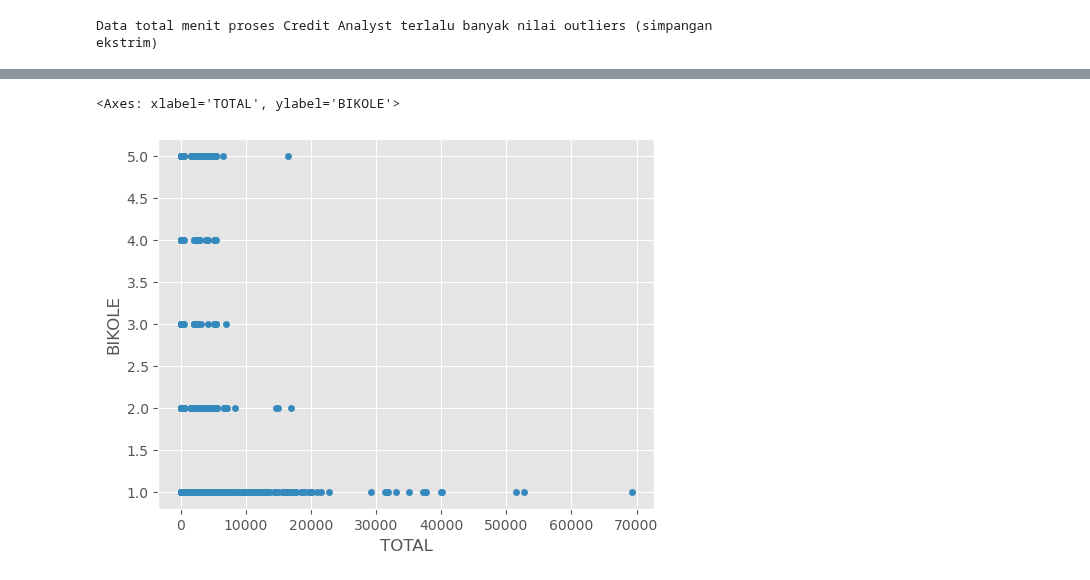
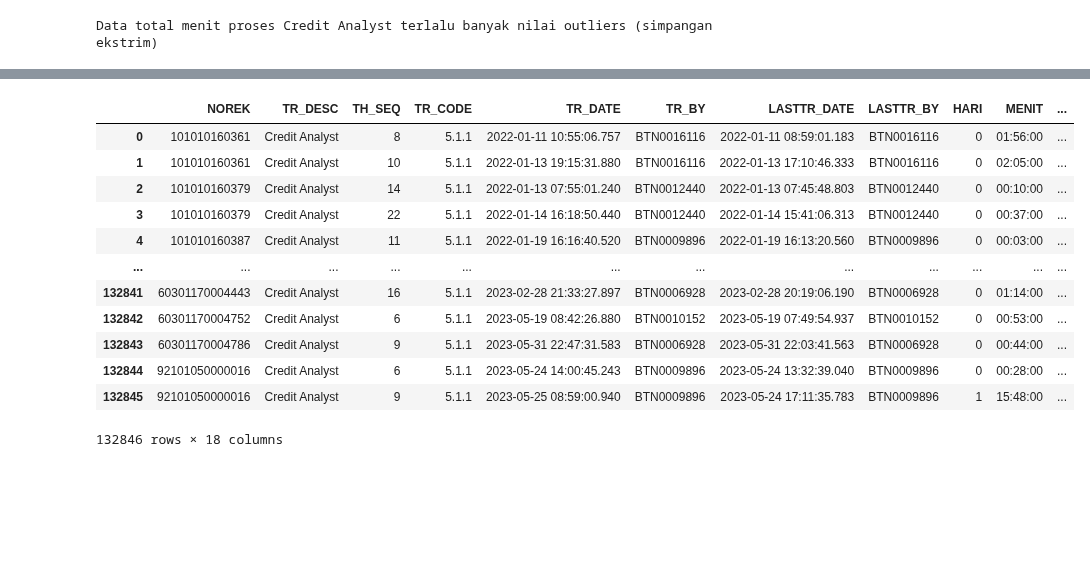
Before and after one commit to Ajhie1987/Python_Train, a Jupyter notebook: Analis_vs_Kolek.ipynb, the cells around one changed output, grey strips where cells are left out. Cells and saved outputs as stored; diff of their text form; code cells hidden in the pictures; blank space fills up the shorter version.

```diff
--- a/Analis_vs_Kolek.ipynb
+++ b/Analis_vs_Kolek.ipynb
@@ -82,6 +85,16 @@ data_npl = df[kondisinpl]
-# %%
-
-df.plot(kind='scatter', x='TOTAL', y='BIKOLE')
-# %% [output]
-<Axes: xlabel='TOTAL', ylabel='BIKOLE'>
-[figure, removed]
+# %%
+df
+# %% [output]
+|  | NOREK | TR_DESC | TH_SEQ | TR_CODE | TR_DATE | TR_BY | LASTTR_DATE | LASTTR_BY | HARI | MENIT | ... |
+| 0 | 101010160361 | Credit Analyst | 8 | 5.1.1 | 2022-01-11 10:55:06.757 | BTN0016116 | 2022-01-11 08:59:01.183 | BTN0016116 | 0 | 01:56:00 | ... |
+| 1 | 101010160361 | Credit Analyst | 10 | 5.1.1 | 2022-01-13 19:15:31.880 | BTN0016116 | 2022-01-13 17:10:46.333 | BTN0016116 | 0 | 02:05:00 | ... |
+| 2 | 101010160379 | Credit Analyst | 14 | 5.1.1 | 2022-01-13 07:55:01.240 | BTN0012440 | 2022-01-13 07:45:48.803 | BTN0012440 | 0 | 00:10:00 | ... |
+| 3 | 101010160379 | Credit Analyst | 22 | 5.1.1 | 2022-01-14 16:18:50.440 | BTN0012440 | 2022-01-14 15:41:06.313 | BTN0012440 | 0 | 00:37:00 | ... |
+| 4 | 101010160387 | Credit Analyst | 11 | 5.1.1 | 2022-01-19 16:16:40.520 | BTN0009896 | 2022-01-19 16:13:20.560 | BTN0009896 | 0 | 00:03:00 | ... |
+| ... | ... | ... | ... | ... | ... | ... | ... | ... | ... | ... | ... |
+| 132841 | 60301170004443 | Credit Analyst | 16 | 5.1.1 | 2023-02-28 21:33:27.897 | BTN0006928 | 2023-02-28 20:19:06.190 | BTN0006928 | 0 | 01:14:00 | ... |
+| 132842 | 60301170004752 | Credit Analyst | 6 | 5.1.1 | 2023-05-19 08:42:26.880 | BTN0010152 | 2023-05-19 07:49:54.937 | BTN0010152 | 0 | 00:53:00 | ... |
+| 132843 | 60301170004786 | Credit Analyst | 9 | 5.1.1 | 2023-05-31 22:47:31.583 | BTN0006928 | 2023-05-31 22:03:41.563 | BTN0006928 | 0 | 00:44:00 | ... |
+| 132844 | 92101050000016 | Credit Analyst | 6 | 5.1.1 | 2023-05-24 14:00:45.243 | BTN0009896 | 2023-05-24 13:32:39.040 | BTN0009896 | 0 | 00:28:00 | ... |
+| 132845 | 92101050000016 | Credit Analyst | 9 | 5.1.1 | 2023-05-25 08:59:00.940 | BTN0009896 | 2023-05-24 17:11:35.783 | BTN0009896 | 1 | 15:48:00 | ... |
+132846 rows × 18 columns
```
Also changed, not shown: parts of 4 cells of this notebook.
